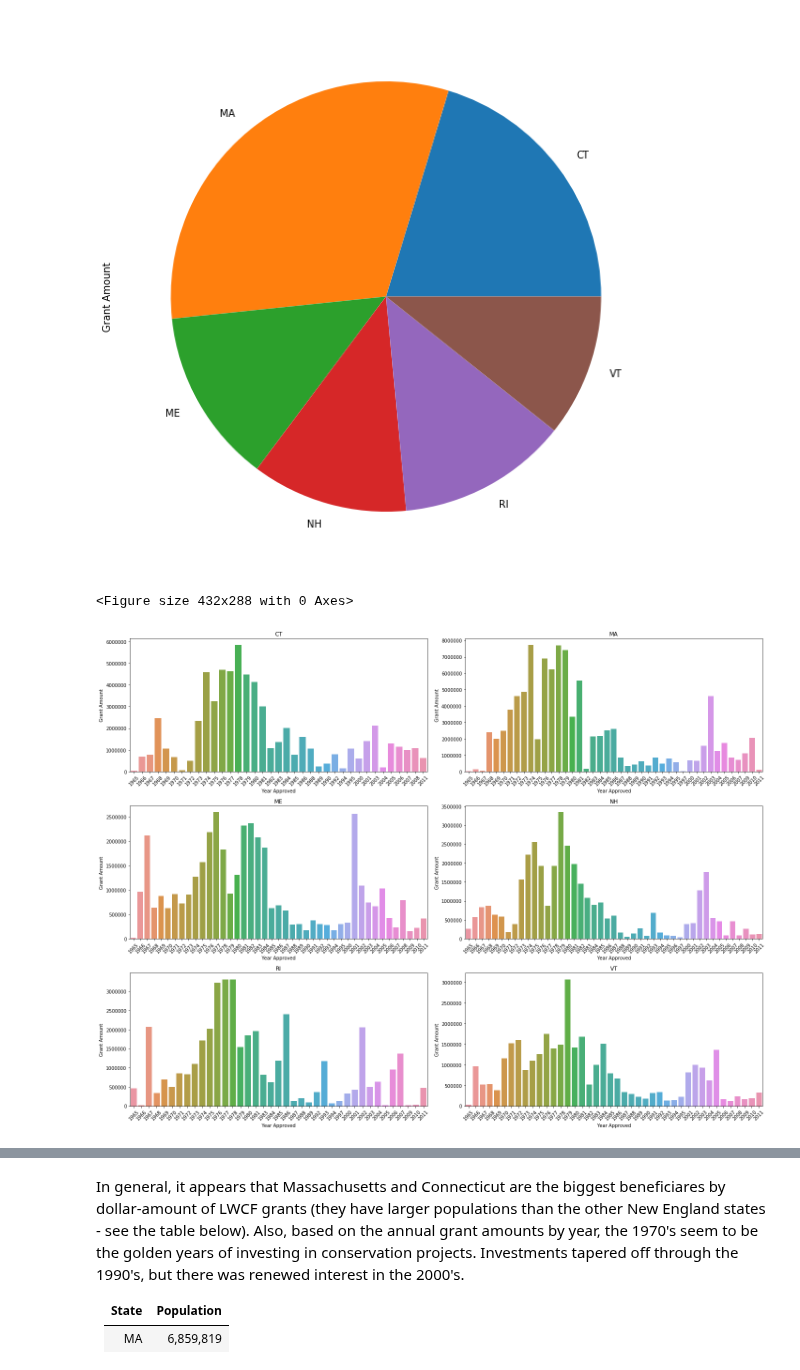
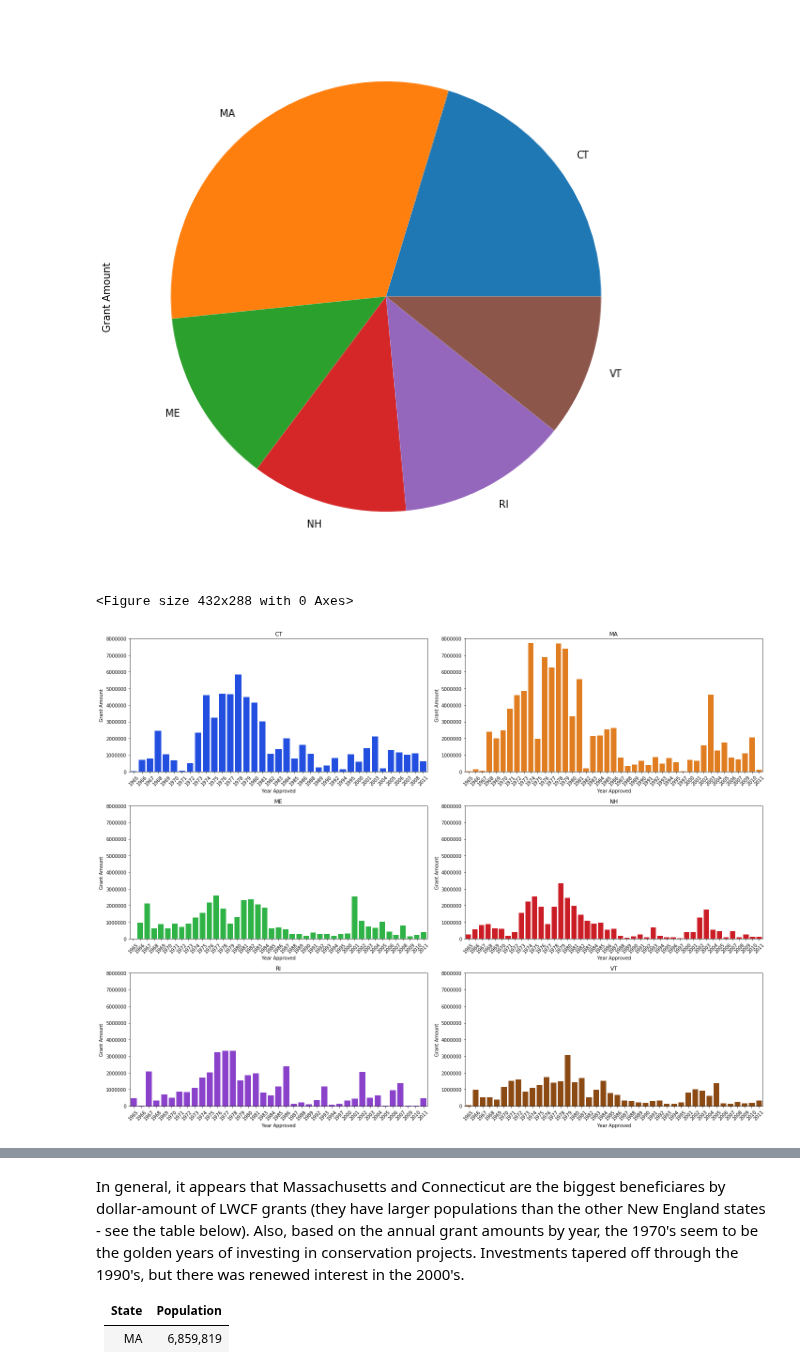
Before and after one commit to HKuz/DSforC, a Jupyter notebook: LWCF/LWCF_New_England_Funding_Analysis.ipynb, the cells around one changed output, grey strips where cells are left out. Cells and saved outputs as stored; diff of their text form; code cells hidden in the pictures.

Commit message:
feat: replace manual bar charts with seaborn loop

```diff
--- a/LWCF/LWCF_New_England_Funding_Analysis.ipynb
+++ b/LWCF/LWCF_New_England_Funding_Analysis.ipynb
@@ -139,26 +137,23 @@ plt.subplots?
 # %%
-plt.figure()
-plt.subplots(3, 2, figsize=(20, 15))
-plt.title('Grant Amount by Year (US$ million)')
+# Plot Grant Amount by Year for each state
+plt.figure();
+plt.subplots(3, 2, figsize=(20, 15));
+colors = sns.color_palette('bright', 6)
 
 for i, state in enumerate(states, start=1):
     plt.subplot(3, 2, i, title=state)
     sns.barplot(x='Year Approved',
                 y='Grant Amount',
                 data=new_england[new_england['State'] == state],
                 estimator=np.sum,
-                ci=0,);
-#                 label=state);
-
+                ci=0,
+                color=colors[i-1]);
+    plt.ylim([0, 8000000])
     plt.xticks(rotation=45);
     plt.tight_layout();
 
-# amts = new_england[new_england['State'] == state].groupby('Year Approved').sum()['Grant Amount'] / 1000000
-# plt.bar(y_pos_years, amts, align='center')
-# test_df = new_england.groupby(['State', 'Year Approved']).sum()['Grant Amount'] / 1000000
-
 plt.show()
 # %% [output]
 <Figure size 432x288 with 0 Axes>
-[figure, old version]
+[figure, new version]
 # %%
```
Also changed, not shown: parts of 2 cells of this notebook.
